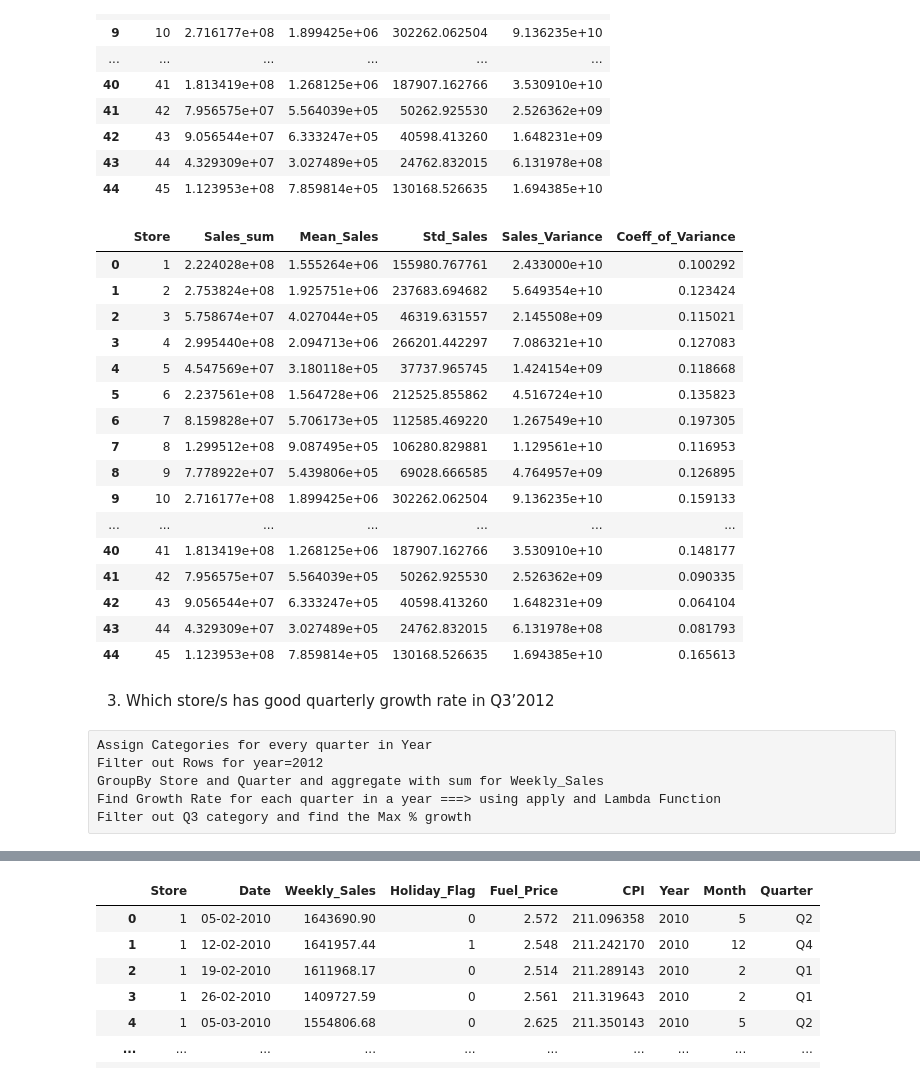
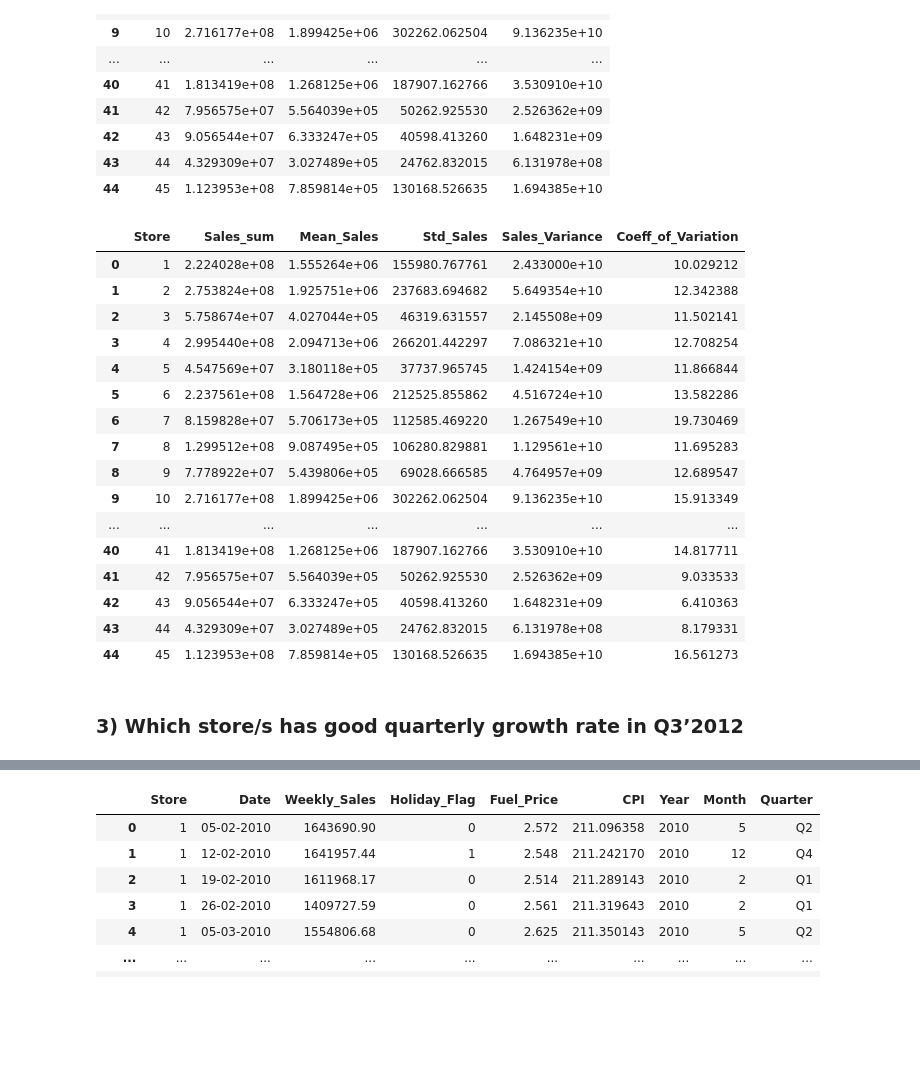
Before and after one commit to meagaram/Datascience-notes, a Jupyter notebook: Walmart-Dataset-Analysis.ipynb, the cells around one changed output, grey strips where cells are left out. Saved outputs shown, nothing was run; the diff lists cells and outputs as text; code cells hidden in the pictures; blank space fills up the shorter version.

```diff
--- a/Walmart-Dataset-Analysis.ipynb
+++ b/Walmart-Dataset-Analysis.ipynb
@@ -168,31 +223,25 @@ stats_df
 | 43 | 44 | 4.329309e+07 | 3.027489e+05 | 24762.832015 | 6.131978e+08 |
 | 44 | 45 | 1.123953e+08 | 7.859814e+05 | 130168.526635 | 1.694385e+10 |
 # %%
-stats_df['Coeff_of_Variance'] = stats_df['Std_Sales'] / stats_df['Mean_Sales']
+stats_df['Coeff_of_Variation'] = stats_df['Std_Sales'] / stats_df['Mean_Sales'] * 100
 stats_df
 # %% [output]
-|  | Store | Sales_sum | Mean_Sales | Std_Sales | Sales_Variance | Coeff_of_Variance |
-| 0 | 1 | 2.224028e+08 | 1.555264e+06 | 155980.767761 | 2.433000e+10 | 0.100292 |
-| 1 | 2 | 2.753824e+08 | 1.925751e+06 | 237683.694682 | 5.649354e+10 | 0.123424 |
-| 2 | 3 | 5.758674e+07 | 4.027044e+05 | 46319.631557 | 2.145508e+09 | 0.115021 |
-| 3 | 4 | 2.995440e+08 | 2.094713e+06 | 266201.442297 | 7.086321e+10 | 0.127083 |
-| 4 | 5 | 4.547569e+07 | 3.180118e+05 | 37737.965745 | 1.424154e+09 | 0.118668 |
-| 5 | 6 | 2.237561e+08 | 1.564728e+06 | 212525.855862 | 4.516724e+10 | 0.135823 |
-| 6 | 7 | 8.159828e+07 | 5.706173e+05 | 112585.469220 | 1.267549e+10 | 0.197305 |
-| 7 | 8 | 1.299512e+08 | 9.087495e+05 | 106280.829881 | 1.129561e+10 | 0.116953 |
-| 8 | 9 | 7.778922e+07 | 5.439806e+05 | 69028.666585 | 4.764957e+09 | 0.126895 |
-| 9 | 10 | 2.716177e+08 | 1.899425e+06 | 302262.062504 | 9.136235e+10 | 0.159133 |
+|  | Store | Sales_sum | Mean_Sales | Std_Sales | Sales_Variance | Coeff_of_Variation |
+| 0 | 1 | 2.224028e+08 | 1.555264e+06 | 155980.767761 | 2.433000e+10 | 10.029212 |
+| 1 | 2 | 2.753824e+08 | 1.925751e+06 | 237683.694682 | 5.649354e+10 | 12.342388 |
+| 2 | 3 | 5.758674e+07 | 4.027044e+05 | 46319.631557 | 2.145508e+09 | 11.502141 |
+| 3 | 4 | 2.995440e+08 | 2.094713e+06 | 266201.442297 | 7.086321e+10 | 12.708254 |
+| 4 | 5 | 4.547569e+07 | 3.180118e+05 | 37737.965745 | 1.424154e+09 | 11.866844 |
+| 5 | 6 | 2.237561e+08 | 1.564728e+06 | 212525.855862 | 4.516724e+10 | 13.582286 |
+| 6 | 7 | 8.159828e+07 | 5.706173e+05 | 112585.469220 | 1.267549e+10 | 19.730469 |
+| 7 | 8 | 1.299512e+08 | 9.087495e+05 | 106280.829881 | 1.129561e+10 | 11.695283 |
+| 8 | 9 | 7.778922e+07 | 5.439806e+05 | 69028.666585 | 4.764957e+09 | 12.689547 |
+| 9 | 10 | 2.716177e+08 | 1.899425e+06 | 302262.062504 | 9.136235e+10 | 15.913349 |
 | ... | ... | ... | ... | ... | ... | ... |
-| 40 | 41 | 1.813419e+08 | 1.268125e+06 | 187907.162766 | 3.530910e+10 | 0.148177 |
-| 41 | 42 | 7.956575e+07 | 5.564039e+05 | 50262.925530 | 2.526362e+09 | 0.090335 |
-| 42 | 43 | 9.056544e+07 | 6.333247e+05 | 40598.413260 | 1.648231e+09 | 0.064104 |
-| 43 | 44 | 4.329309e+07 | 3.027489e+05 | 24762.832015 | 6.131978e+08 | 0.081793 |
-| 44 | 45 | 1.123953e+08 | 7.859814e+05 | 130168.526635 | 1.694385e+10 | 0.165613 |
+| 40 | 41 | 1.813419e+08 | 1.268125e+06 | 187907.162766 | 3.530910e+10 | 14.817711 |
+| 41 | 42 | 7.956575e+07 | 5.564039e+05 | 50262.925530 | 2.526362e+09 | 9.033533 |
+| 42 | 43 | 9.056544e+07 | 6.333247e+05 | 40598.413260 | 1.648231e+09 | 6.410363 |
+| 43 | 44 | 4.329309e+07 | 3.027489e+05 | 24762.832015 | 6.131978e+08 | 8.179331 |
+| 44 | 45 | 1.123953e+08 | 7.859814e+05 | 130168.526635 | 1.694385e+10 | 16.561273 |
 # %% [markdown]
-3) Which store/s has good quarterly growth rate in Q3’2012
+### 3) Which store/s has good quarterly growth rate in Q3’2012
-# %% [raw]
-Assign Categories for every quarter in Year
-Filter out Rows for year=2012
-GroupBy Store and Quarter and aggregate with sum for Weekly_Sales
-Find Growth Rate for each quarter in a year ===> using apply and Lambda Function
-Filter out Q3 category and find the Max % growth
```
Also changed, not shown: parts of 58 cells of this notebook.
